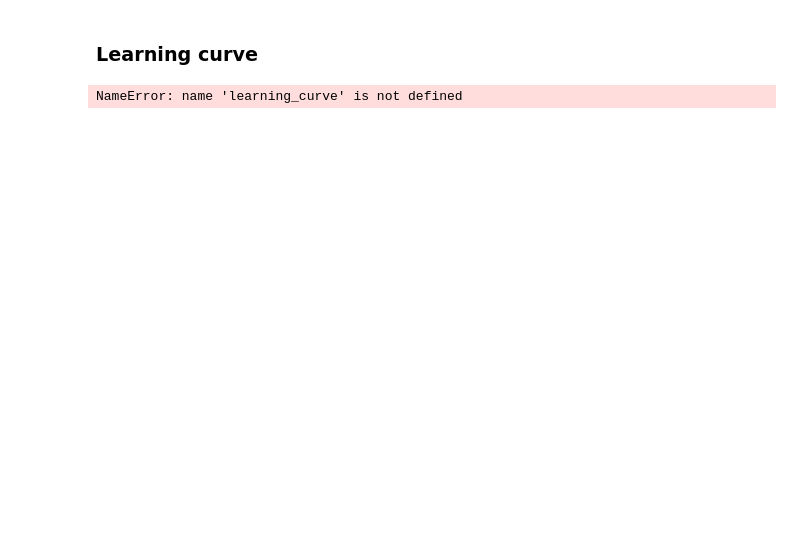
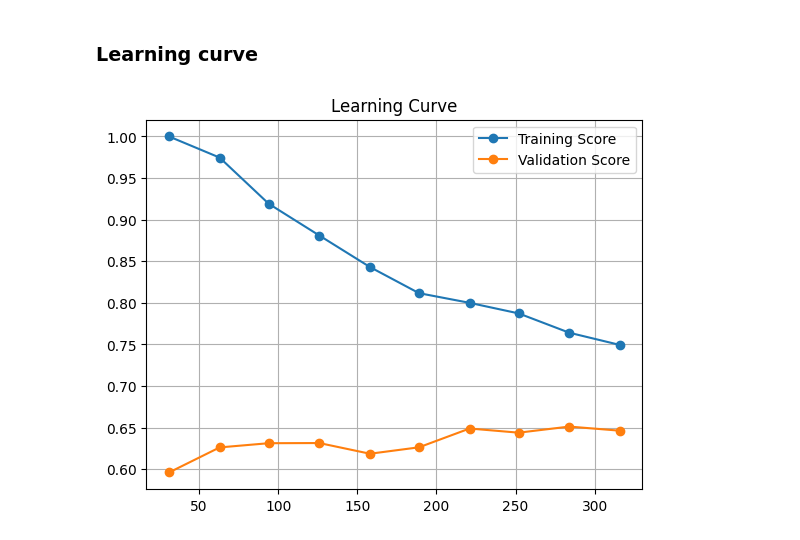
Before and after one commit to azor40k/ML, a Jupyter notebook: TP__CARANDANG_AXEL__IIM_DIGITAL_SCHOOL.ipynb, the cells around one changed output. Cells and saved outputs as stored; diff of their text form; code cells hidden in the pictures; blank space fills up the shorter version.

```diff
--- a/TP__CARANDANG_AXEL__IIM_DIGITAL_SCHOOL.ipynb
+++ b/TP__CARANDANG_AXEL__IIM_DIGITAL_SCHOOL.ipynb
@@ -235,18 +235,16 @@ F1 Score: 63.36633663366336
 # %%
 train_sizes, train_scores, validation_scores = learning_curve(better_model, X_train, y_train, train_sizes=np.linspace(0.1, 1.0, 10), cv=5)
 
 train_scores_mean = np.mean(train_scores, axis=1)
 train_scores_std = np.std(train_scores, axis=1)
 validation_scores_mean = np.mean(validation_scores, axis=1)
 validation_scores_std = np.std(validation_scores, axis=1)
 
 plt.plot(train_sizes, train_scores_mean, 'o-', label='Training Score')
 plt.plot(train_sizes, validation_scores_mean, 'o-', label='Validation Score')
-plt.fill_between(train_sizes, validation_scores_mean - train_scores_std, train_scores_mean + train_scores_std, alpha=0.1)
-plt.fill_between(train_sizes, validation_scores_mean - validation_scores_std, validation_scores_mean + validation_scores_std, alpha=0.1)
 plt.title('Learning Curve')
 plt.legend()
 plt.grid(True)
 plt.show()
 # %% [output]
-NameError: name 'learning_curve' is not defined
+[figure, added]
```
Also changed, not shown: parts of 4 cells of this notebook.
